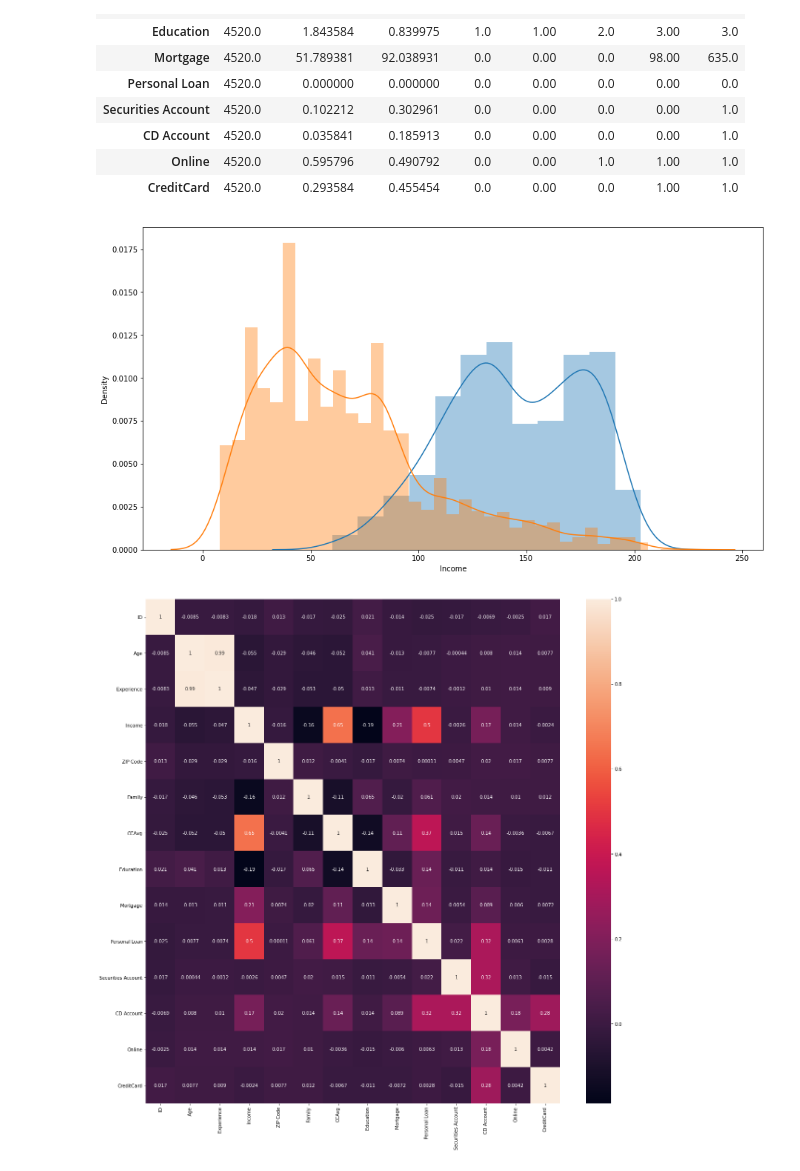
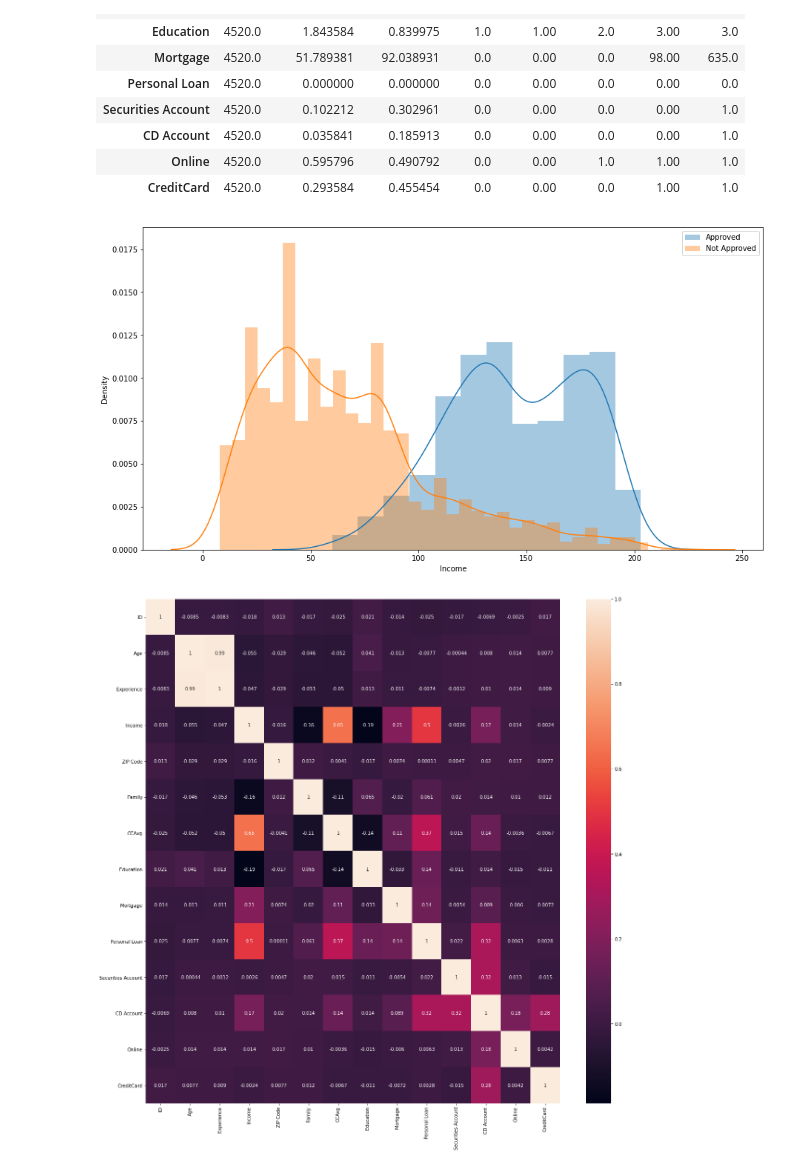
Before and after one commit to shayansoh/Bank-Loan-Prediction-using-AI, a Jupyter notebook: bank-loan-approval-using-AI.ipynb, the cells around one changed output. Saved outputs shown, nothing was run; the diff lists cells and outputs as text; code cells hidden in the pictures.

```diff
--- a/bank-loan-approval-using-AI.ipynb
+++ b/bank-loan-approval-using-AI.ipynb
@@ -188,11 +190,13 @@ no_personal_loans.describe().T
 | CreditCard | 4520.0 | 0.293584 | 0.455454 | 0.0 | 0.00 | 0.0 | 1.00 | 1.0 |
 # %%
 plt.figure(figsize=(15,8))
-sns.distplot(personal_loans["Income"])
-sns.distplot(no_personal_loans["Income"])
+sns.distplot(personal_loans["Income"], label='Approved')
+sns.distplot(no_personal_loans["Income"], label='Not Approved')
+plt.legend()
+plt.savefig('approved_not_approved.png')
 plt.show()
 # %% [output]
-[figure, old version]
+[figure, new version]
 # %%
 cm = bank_df.corr()
 plt.figure(figsize=(20,20))
```
Also changed, not shown: parts of 8 cells of this notebook, 6 other files.
